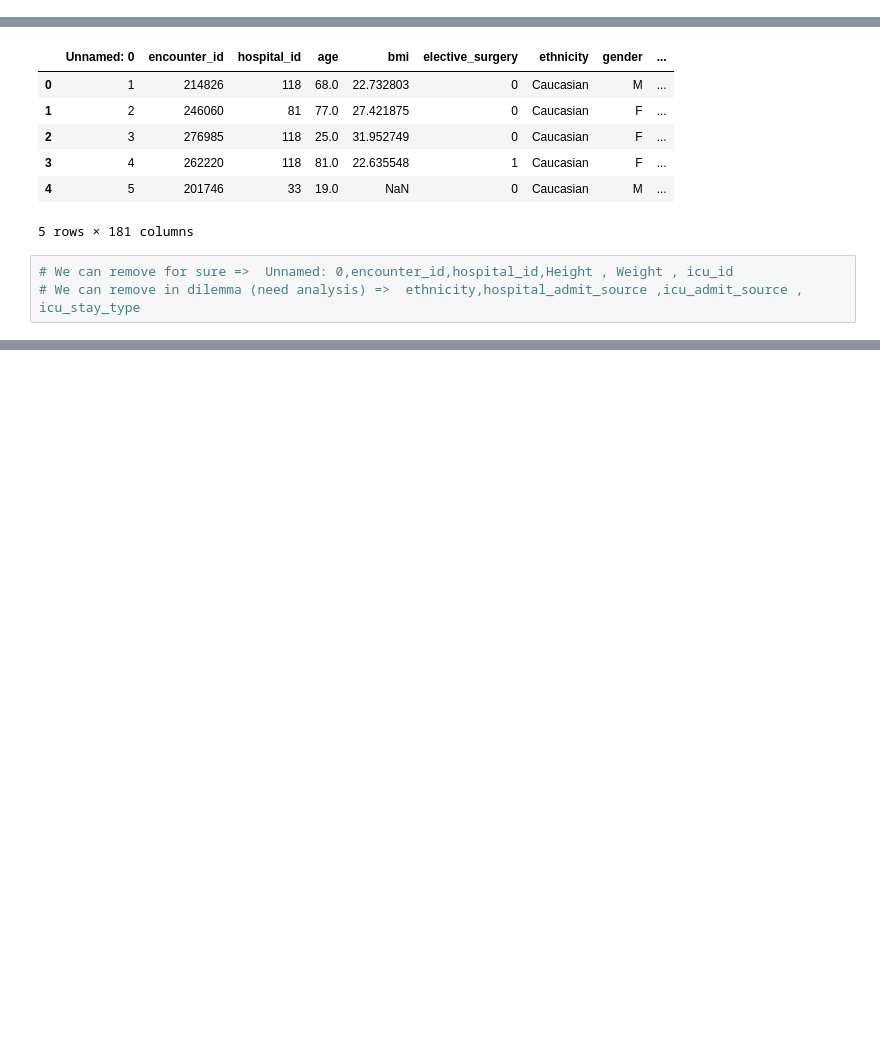
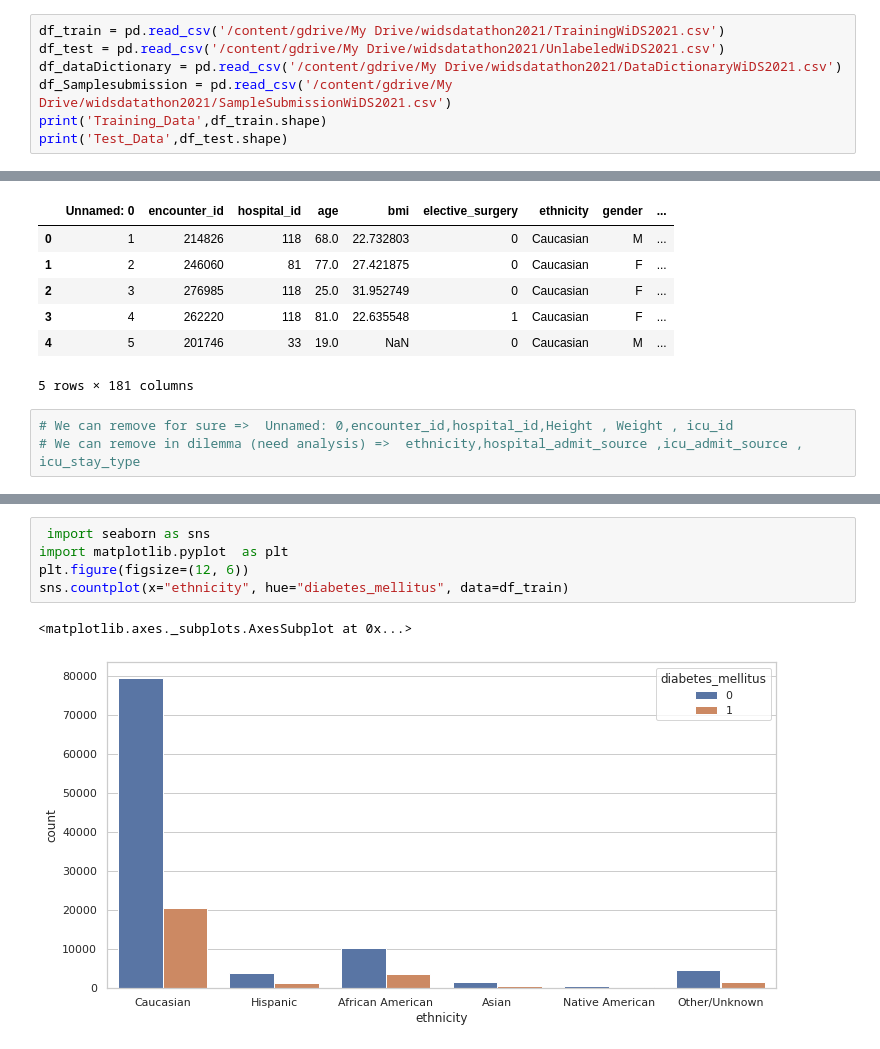
Before and after one commit to WIDS-Datathon-ScienceSparkerz/Priya, a Jupyter notebook: WIDS_Datathon_Exploratory_Analysis.ipynb, the cells around one changed output, grey strips where cells are left out. Cells and saved outputs as stored; diff of their text form; blank space fills up the shorter version.

```diff
--- a/WIDS_Datathon_Exploratory_Analysis.ipynb
+++ b/WIDS_Datathon_Exploratory_Analysis.ipynb
@@ -17,0 +14,7 @@ print(df.shape)
+# %%
+df_train = pd.read_csv('/content/gdrive/My Drive/widsdatathon2021/TrainingWiDS2021.csv')
+df_test = pd.read_csv('/content/gdrive/My Drive/widsdatathon2021/UnlabeledWiDS2021.csv')
+df_dataDictionary = pd.read_csv('/content/gdrive/My Drive/widsdatathon2021/DataDictionaryWiDS2021.csv')
+df_Samplesubmission = pd.read_csv('/content/gdrive/My Drive/widsdatathon2021/SampleSubmissionWiDS2021.csv')
+print('Training_Data',df_train.shape)
+print('Test_Data',df_test.shape)
@@ -206,0 +163,8 @@ df[df['icu_admit_source'].isnull() & df['hospital_admit_source'].notnull()]
+# %%
+ import seaborn as sns
+import matplotlib.pyplot  as plt
+plt.figure(figsize=(12, 6))
+sns.countplot(x="ethnicity", hue="diabetes_mellitus", data=df_train)
+# %% [output]
+<matplotlib.axes._subplots.AxesSubplot at 0x...>
+[figure, added]
```
Also changed, not shown: parts of 67 cells of this notebook.
